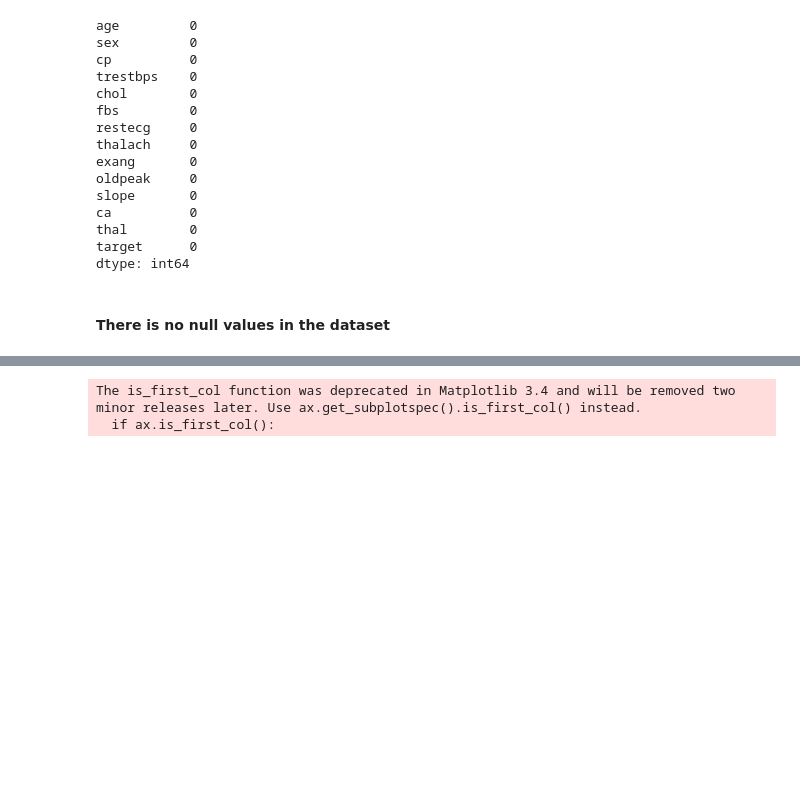
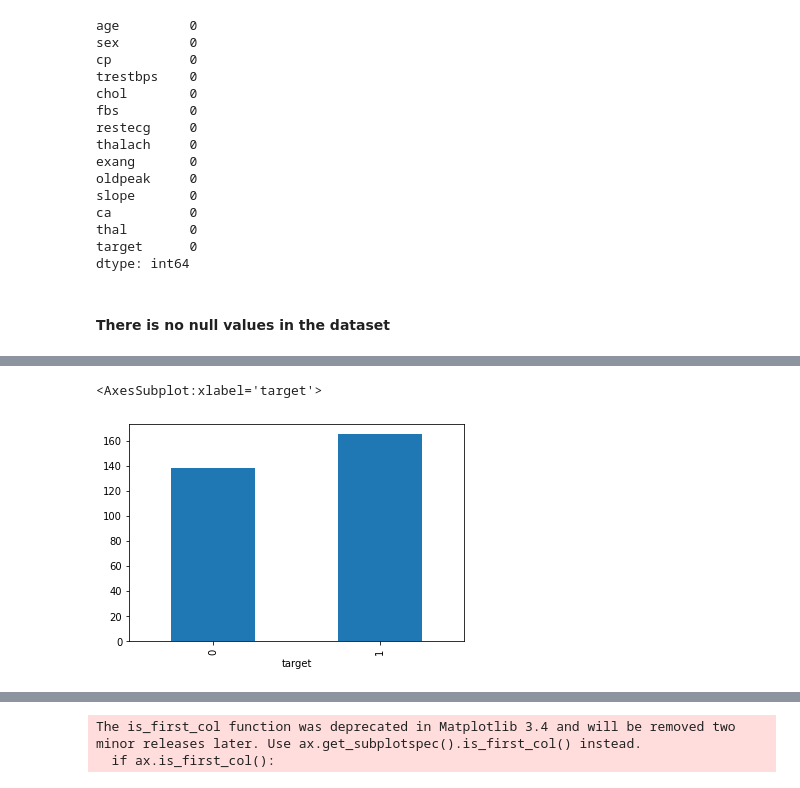
Before and after one commit to SahaAbhisek/Heart-Disease-Prediction-Model, a Jupyter notebook: HeartDiseasePrediction.ipynb, the cells around one changed output, grey strips where cells are left out. Saved outputs shown, nothing was run; the diff lists cells and outputs as text; code cells hidden in the pictures; blank space fills up the shorter version.

```diff
--- a/HeartDiseasePrediction.ipynb
+++ b/HeartDiseasePrediction.ipynb
@@ -88,3 +88,8 @@ df.describe()
 | 50% | 55.000000 | 1.000000 | 1.000000 | 130.000000 | 240.000000 | 0.000000 | 1.000000 | 153.000000 | 0.000000 | 0.800000 | 1.000000 | ... |
 | 75% | 61.000000 | 1.000000 | 2.000000 | 140.000000 | 274.500000 | 0.000000 | 1.000000 | 166.000000 | 1.000000 | 1.600000 | 2.000000 | ... |
 | max | 77.000000 | 1.000000 | 3.000000 | 200.000000 | 564.000000 | 1.000000 | 2.000000 | 202.000000 | 1.000000 | 6.200000 | 2.000000 | ... |
+# %%
+df.groupby('target').size().plot(kind='bar')
+# %% [output]
+<AxesSubplot:xlabel='target'>
+[figure, added]
```
Also changed, not shown: parts of 18 cells of this notebook.
